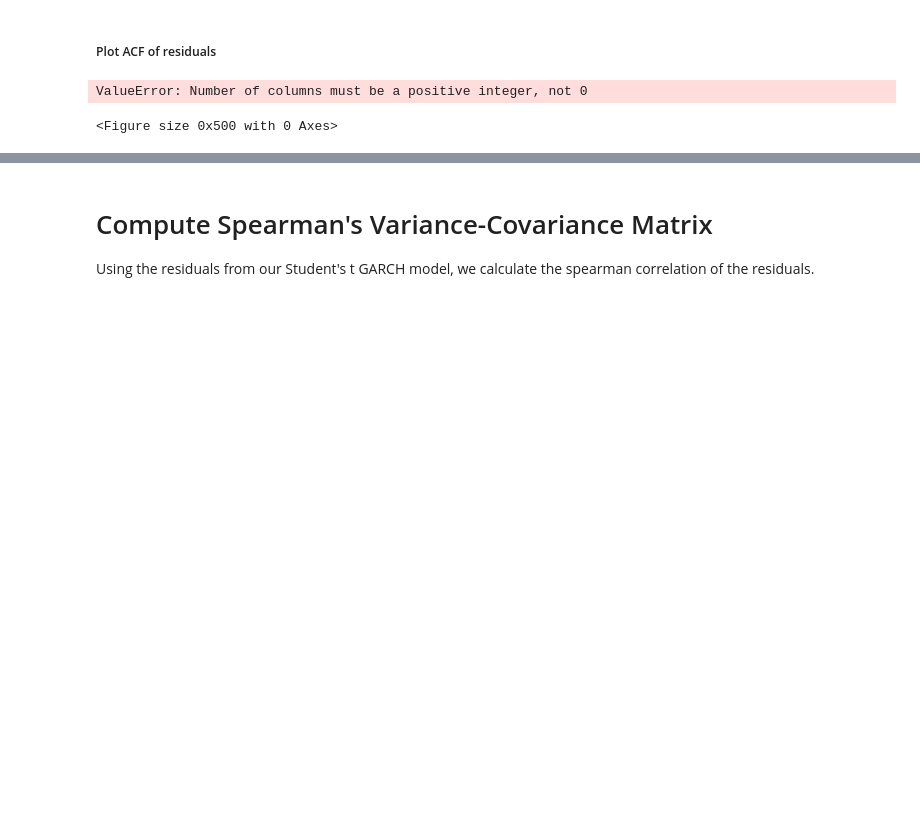
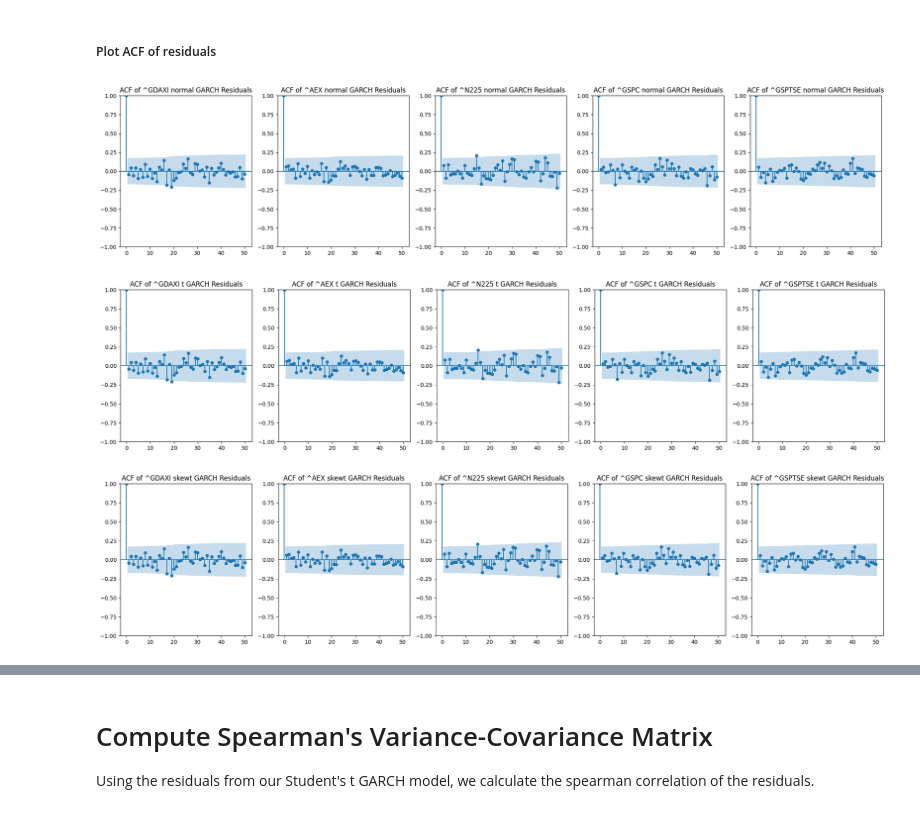
Before and after one commit to somethingwithmuffininit/GARCH-Copula-BasketModel, a Jupyter notebook: program.ipynb, the cells around one changed output, grey strips where cells are left out. Saved outputs shown, nothing was run; the diff lists cells and outputs as text; code cells hidden in the pictures; blank space fills up the shorter version.

```diff
--- a/program.ipynb
+++ b/program.ipynb
@@ -95,33 +120,26 @@ u_dict = {}
 residuals_dict = {}
 
 fitted_models = {}
-models = ("normal","t","skewt")
+distributions = ("normal","t","skewt")
 
 norm_df,t_df,skewt_df = pd.DataFrame(),pd.DataFrame(),pd.DataFrame()
 
-#Fit each GARCH model for each index, store results in fitted_models dictionary
-for model in models:
+#Fit each GARCH model, store results in fitted_models dictionary
+for dist in distributions:
     for ticker in tickers:
-        fitted_models[(ticker,model)] = fit_garch(merged_data[ticker]*100,model) #as suggested by the documentation, we scale our data to improve numerical stability
-        #print(ticker, model)
-        #print(fitted_models[(ticker,model)].params)
+        # as suggested by the documentation, we scale our data to improve numerical stability
+        model = arch_model(merged_data[ticker]*100, vol="EGarch", p=3, q=3, dist=dist, rescale=False)
+        fitted_models[(ticker,dist)] = model.fit(options={'maxiter': 1000, 'ftol': 1e-8},disp="off")
+
 
 #Creates a dataframe with the fitted parameters from each model, and prints results
 print("Fitted parameters for each model:\n")
-for model in models:
+for dist in distributions:
     df = pd.DataFrame(columns=tickers)
     for ticker in tickers:
-        df[ticker] = fitted_models[(ticker,model)].params
-    print("\nModel: "+model)
+        df[ticker] = fitted_models[(ticker,dist)].params
+    print("\nModel: "+dist)
     print(round(df,10))
-
-#Creates a dataframe for the first four emperical moments, and prints results
-print("Emperical moments for each index:\n")
-df = pd.DataFrame(columns=tickers)
-for ticker in tickers:
-    df[ticker] = fitted_models[(ticker,model)].params
-print("\nModel: "+model)
-print(round(df,10))
 # %% [output]
 Fitted parameters for each model:
 
@@ -151,18 +169,16 @@ We observe that each index's returns are negatively skewed, as evident by the la
 # %% [markdown]
 ##### Plot ACF of residuals
 # %%
+
 #This plots the ACF of the residuals of each GARCH, and displays them side by side for comparision
-def plot_residual_acfs(residuals_dict):
-    n_residuals = len(residuals_dict)
-    fig, axes = plt.subplots(1, n_residuals, figsize=(5 * n_residuals, 5))
-
-    for i in range(n_residuals):
+for dist in distributions:
+    num_tickers = len(tickers)
+    fig, axes = plt.subplots(1, num_tickers, figsize=(5 * num_tickers, 5))
+    for i in range(num_tickers):
         ticker = tickers[i]
-        plot_acf(residuals_dict[ticker], lags=50, ax=axes[i])
-        axes[i].set_title('ACF of ' + ticker + ' GARCH Residuals')
-
-#Plot Results
-plot_residual_acfs(residuals_dict)
+        plot_acf(fitted_models[(ticker,dist)].resid, lags=50, ax=axes[i])
+        axes[i].set_title('ACF of ' + ticker + " " + dist + ' GARCH Residuals')
 # %% [output]
-ValueError: Number of columns must be a positive integer, not 0
-<Figure size 0x500 with 0 Axes>
+[figure, added]
+[figure, added]
+[figure, added]
```
Also changed, not shown: parts of 12 cells of this notebook.
